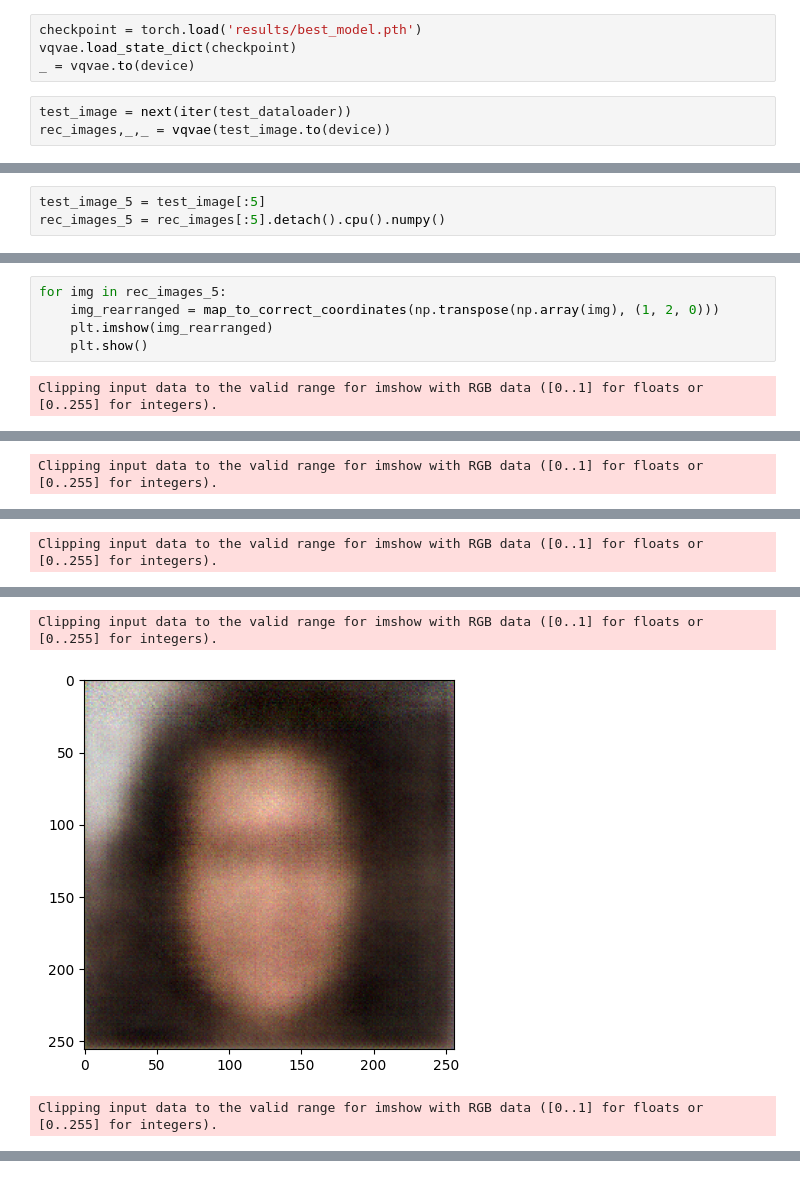
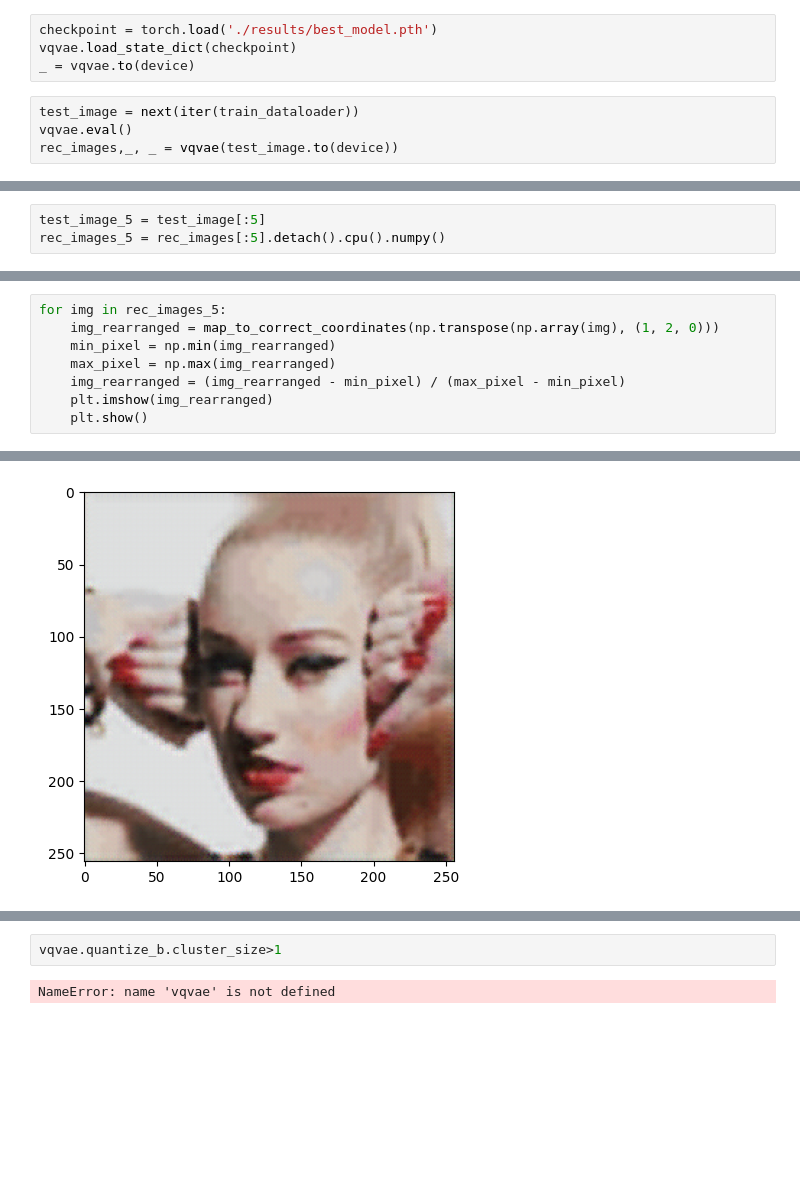
Before and after one commit to anananan116/VQ-VAE-Image-Generation, a Jupyter notebook: visualization.ipynb, the cells around one changed output, grey strips where cells are left out. Cells and saved outputs as stored; diff of their text form; blank space fills up the shorter version.

```diff
--- a/visualization.ipynb
+++ b/visualization.ipynb
@@ -26,12 +28,13 @@ vqvae = VQ_VAE(
 device = torch.device('cuda' if torch.cuda.is_available() else 'cpu')
 vqvae_config['device'] = device
 # %%
-checkpoint = torch.load('results/best_model.pth')
+checkpoint = torch.load('./results/best_model.pth')
 vqvae.load_state_dict(checkpoint)
 _ = vqvae.to(device)
 # %%
-test_image = next(iter(test_dataloader))
-rec_images,_,_ = vqvae(test_image.to(device))
+test_image = next(iter(train_dataloader))
+vqvae.eval()
+rec_images,_, _ = vqvae(test_image.to(device))
 # %%
 def map_to_correct_coordinates(image):
     return (image + 1) / 2
@@ -52,7 +55,9 @@ for img in test_image_5:
 # %%
 for img in rec_images_5:
     img_rearranged = map_to_correct_coordinates(np.transpose(np.array(img), (1, 2, 0)))
+    min_pixel = np.min(img_rearranged)
+    max_pixel = np.max(img_rearranged)
+    img_rearranged = (img_rearranged - min_pixel) / (max_pixel - min_pixel)
     plt.imshow(img_rearranged)
     plt.show()
 # %% [output]
-Clipping input data to the valid range for imshow with RGB data ([0..1] for floats or [0..255] for integers).
@@ -60 +64,0 @@ Clipping input data to the valid range for imshow with RGB data ([0..1] for floa
-Clipping input data to the valid range for imshow with RGB data ([0..1] for floats or [0..255] for integers).
@@ -62 +65,0 @@ Clipping input data to the valid range for imshow with RGB data ([0..1] for floa
-Clipping input data to the valid range for imshow with RGB data ([0..1] for floats or [0..255] for integers).
@@ -64,3 +67 @@ Clipping input data to the valid range for imshow with RGB data ([0..1] for floa
-Clipping input data to the valid range for imshow with RGB data ([0..1] for floats or [0..255] for integers).
-[figure, old version]
+[figure, new version]
-Clipping input data to the valid range for imshow with RGB data ([0..1] for floats or [0..255] for integers).
@@ -67,0 +69,4 @@ Clipping input data to the valid range for imshow with RGB data ([0..1] for floa
+# %%
+vqvae.quantize_b.cluster_size>1
+# %% [output]
+NameError: name 'vqvae' is not defined
```
Also changed, not shown: parts of 5 cells of this notebook, 7 other files.
